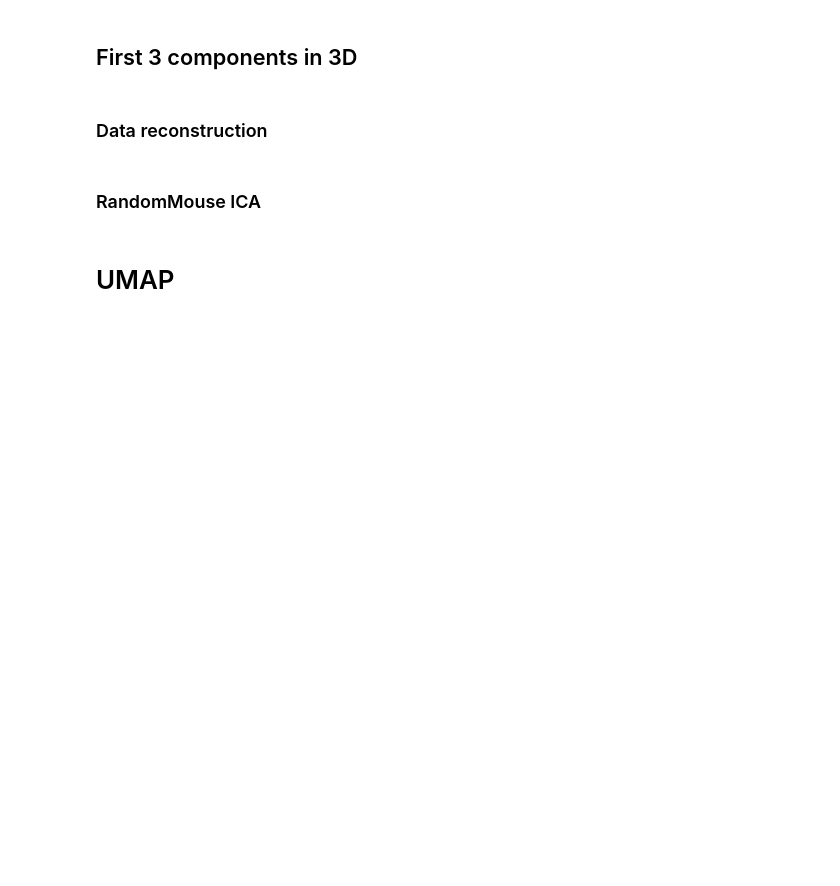
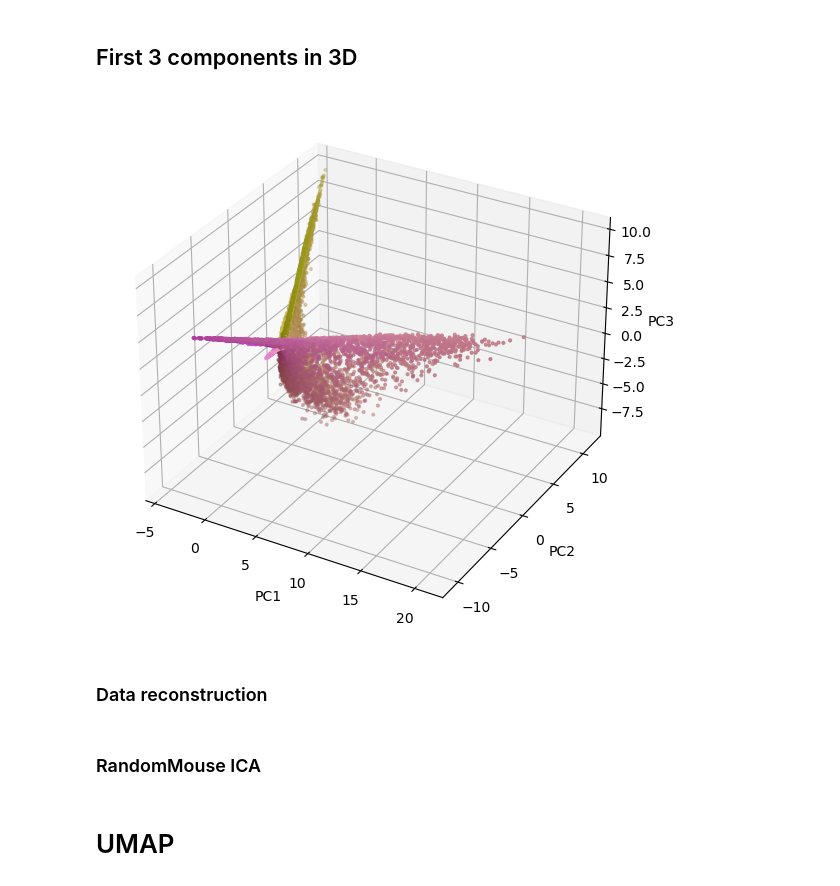
Before and after one commit to jambormike/neurons_dimensionality_reduction, a Jupyter notebook: simAndReduction.ipynb, the cells around one changed output. Cells and saved outputs as stored; diff of their text form; code cells hidden in the pictures; blank space fills up the shorter version.

```diff
--- a/simAndReduction.ipynb
+++ b/simAndReduction.ipynb
@@ -628,6 +679,6 @@ randomMousePCA.fit(randomZscore)
 randomWeights = randomMousePCA.components_                                     # eigenvectors ordered by eigenvalues
 randomVariance = randomMousePCA.explained_variance_                            # eigenvalues
 randomExplainedVariance = np.cumsum(randomVariance)/np.sum(randomVariance)
-randomScores = randomMousePCA.transform(randomZscore)                          #latent variables
+randomPCA_scores = randomMousePCA.transform(randomZscore)                          #latent variables
 # %%
 plotVariance(randomMousePCA.explained_variance_)
@@ -637,7 +692,9 @@ plotVarianceExplained(randomExplainedVariance)
 # %% [markdown]
 ## First 3 components in 3D
 # %%
-plotThreeComponents(randomScores, randomMouseDataLocation)
+plotThreeComponents(randomPCA_scores, randomMouseDataLocation)
+# %% [output]
+[figure, added]
 # %% [markdown]
 ### Data reconstruction
 # %%
```
Also changed, not shown: parts of 31 cells of this notebook.
